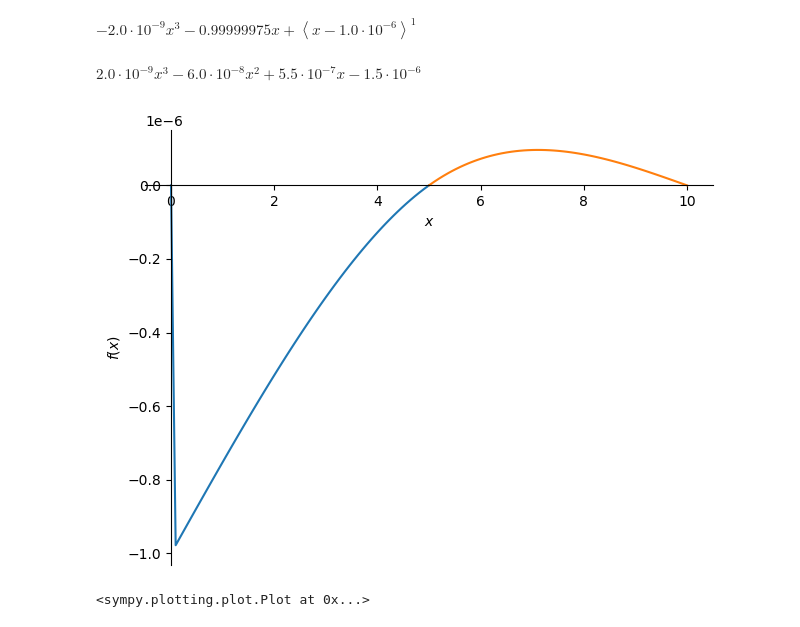
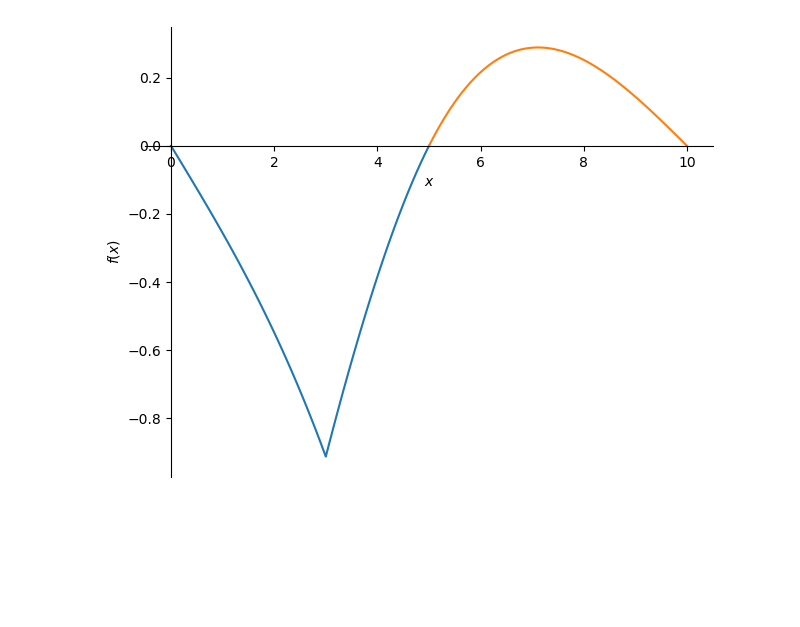
Before and after one commit to TeachBooks/Structural-Mechanics-4, a Jupyter notebook: book/advanced_structural_mechanics/influence_line_3sup/Demo_class.ipynb, the cells around one changed output. Drawn from its saved outputs; the diff is of its cells as text; code cells hidden in the pictures; blank space fills up the shorter version.

```diff
--- a/book/advanced_structural_mechanics/influence_line_3sup/Demo_class.ipynb
+++ b/book/advanced_structural_mechanics/influence_line_3sup/Demo_class.ipynb
@@ -137,10 +119,10 @@ sp.plot((-w_sol_AB,(x,0,5)),(-w_sol_BC,(x,5,10)))
 # %%
 q_AB = 0
 q_BC = 0
-V_AB = -sp.integrate(q_AB,x)+C_1
-M_AB = sp.integrate(V_AB,x)+C_2
+V_AB = -sym.integrate(q_AB,x)+C_1
+M_AB = sym.integrate(V_AB,x)+C_2
 kappa_AB = M_AB/ EI
-phi_AB = sp.integrate(kappa_AB,x)+C_3 + sp.SingularityFunction(x,0.000001,0)
-w_AB = sp.integrate(phi_AB,x)+C_4
-display(w_AB)
+phi_AB = sym.integrate(kappa_AB,x)+C_3 + sym.SingularityFunction(x,3,0)
+display(phi_AB)
+w_AB = sym.integrate(phi_AB,x)+C_4
 # %% [output]
@@ -148,18 +130,17 @@ $\displaystyle \frac{C_{1} x^{3}}{30000} + \frac{C_{2} x^{2}}{10000} + C_{3} x +
 # %%
-V_BC = -sp.integrate(q_BC,x)+C_5
-M_BC = sp.integrate(V_BC,x)+C_6
+V_BC = -sym.integrate(q_BC,x)+C_5
+M_BC = sym.integrate(V_BC,x)+C_6
 kappa_BC = M_BC/EI
-phi_BC = sp.integrate(kappa_BC,x) + C_7
-w_BC = sp.integrate(phi_BC,x) + C_8
+phi_BC = sym.integrate(kappa_BC,x) + C_7
+w_BC = sym.integrate(phi_BC,x) + C_8
 # %%
-eq1 = sp.Eq(w_AB.subs(x,0),0)
-eq2 = sp.Eq(M_AB.subs(x,0),0)
-eq3 = sp.Eq(w_AB.subs(x,5),0)
-eq4 = sp.Eq(w_BC.subs(x,5),0)
-eq5 = sp.Eq(M_AB.subs(x,5),M_BC.subs(x,5))
-eq6 = sp.Eq(phi_AB.subs(x,5),phi_BC.subs(x,5))
-eq7 = sp.Eq(w_BC.subs(x,10),0)
-eq8 = sp.Eq(M_BC.subs(x,10),0)
+eq1 = sym.Eq(w_AB.subs(x,0),0)
+eq2 = sym.Eq(M_AB.subs(x,0),0)
+eq3 = sym.Eq(w_AB.subs(x,5),0)
+eq4 = sym.Eq(w_BC.subs(x,5),0)
+eq5 = sym.Eq(M_AB.subs(x,5),M_BC.subs(x,5))
+eq6 = sym.Eq(phi_AB.subs(x,5),phi_BC.subs(x,5))
+eq7 = sym.Eq(w_BC.subs(x,10),0)
+eq8 = sym.Eq(M_BC.subs(x,10),0)
 # %%
-sol = sp.solve([eq1,eq2,eq3,eq4,eq5,eq6,eq7,eq8],[C_1,C_2,C_3,C_4,C_5,C_6,C_7,C_8])
-display(sol)
+sol = sym.solve([eq1,eq2,eq3,eq4,eq5,eq6,eq7,eq8],[C_1,C_2,C_3,C_4,C_5,C_6,C_7,C_8])
@@ -175,13 +147,7 @@ display(sol)
 # %%
 w_AB_sol = w_AB.subs(sol)
 w_BC_sol = w_BC.subs(sol)
-display(w_AB_sol)
-display(w_BC_sol)
-# %% [output]
-$\displaystyle - 2.0 \cdot 10^{-9} x^{3} - 0.99999975 x + {\left\langle x - 1.0 \cdot 10^{-6} \right\rangle}^{1}$
-$\displaystyle 2.0 \cdot 10^{-9} x^{3} - 6.0 \cdot 10^{-8} x^{2} + 5.5 \cdot 10^{-7} x - 1.5 \cdot 10^{-6}$
 # %%
-sp.plot((w_AB_sol,(x,0,5)),((w_BC_sol),(x,5,10)))
+sym.plot((w_AB_sol,(x,0,5)),((w_BC_sol),(x,5,10)));
 # %% [output]
-[figure, old version]
+[figure, new version]
-<sympy.plotting.plot.Plot at 0x...>
```
Also changed, not shown: parts of 28 cells of this notebook, 8 other files.
